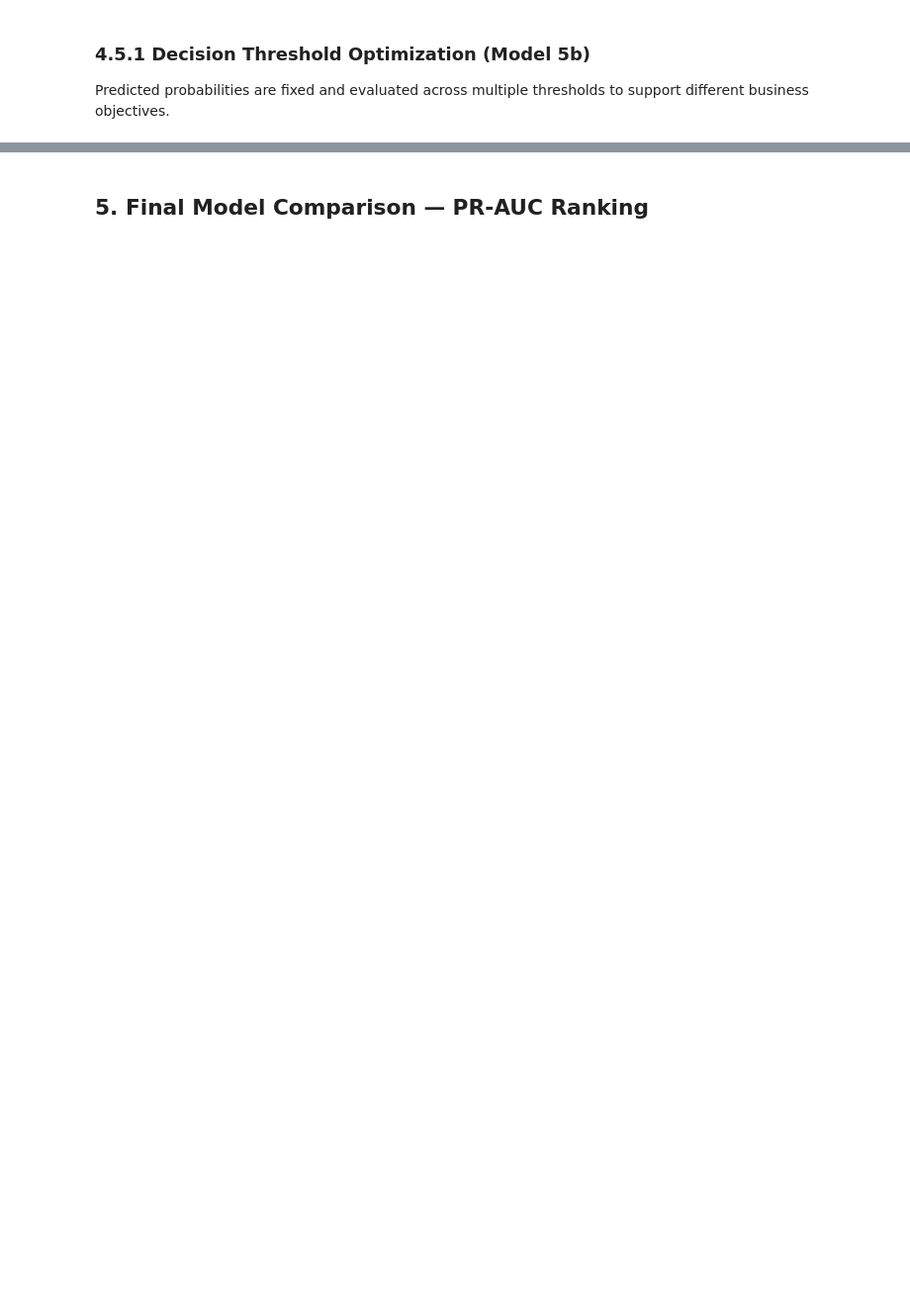
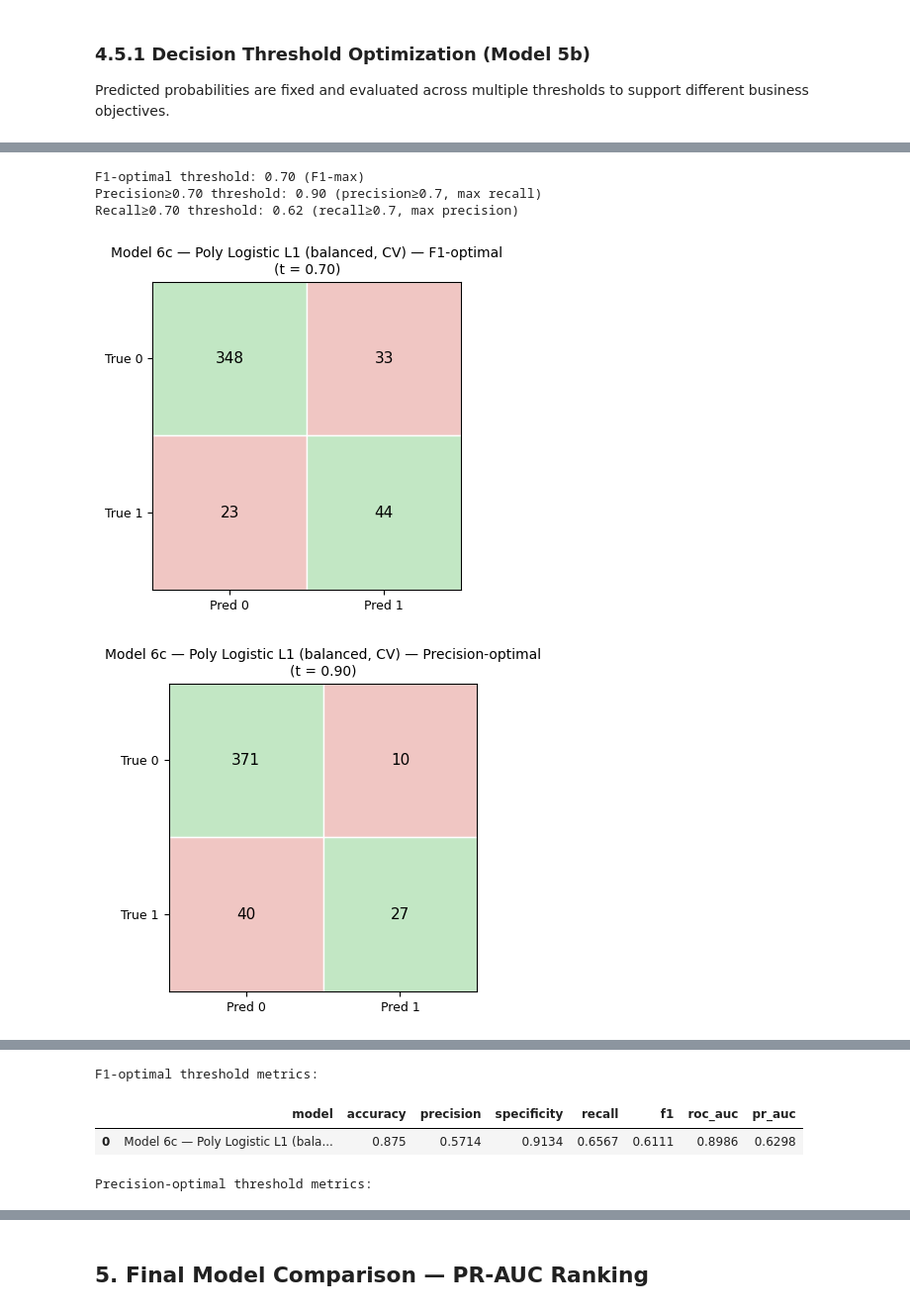
Before and after one commit to NazilaFazeli/Customer_Personality_Analysis, a Jupyter notebook: response_classification_pipeline.ipynb, the cells around one changed output, grey strips where cells are left out. Shown at 99% size. Drawn from its saved outputs; the diff is of its cells as text; code cells hidden in the pictures; blank space fills up the shorter version.

```diff
--- a/response_classification_pipeline.ipynb
+++ b/response_classification_pipeline.ipynb
@@ -1889,0 +2235,71 @@ Recall-optimal threshold metrics:
+# %%
+# ============================================
+# Threshold Optimization — Model Selection
+# ============================================
+
+# Select model for threshold optimization
+y_proba_best = y_proba_6c
+model_label  = "Model 6c — Poly Logistic L1 (balanced, CV)"
+# ----------------------------------
+
+# ============================================
+# Threshold Optimization
+# ============================================
+
+# ---------------------
+# Step D — Threshold sweep
+# ---------------------
+sweep_df = threshold_sweep(y_test, y_proba_best)
+
+# Display preview only (do NOT round real values)
+display(sweep_df.round(3).head())
+
+# ---------------------
+# Step E — Select thresholds by objective
+# ---------------------
+t_f1, name_f1 = choose_threshold_by_objective(
+    sweep_df, objective="f1_max"
+)
+
+t_prec, name_prec = choose_threshold_by_objective(
+    sweep_df, objective="precision_at", target=0.70
+)
+
+t_rec, name_rec = choose_threshold_by_objective(
+    sweep_df, objective="recall_at", target=0.70
+)
+
+print(f"F1-optimal threshold: {t_f1:.2f} ({name_f1})")
+print(f"Precision≥0.70 threshold: {t_prec:.2f} ({name_prec})")
+print(f"Recall≥0.70 threshold: {t_rec:.2f} ({name_rec})")
+
+# ---------------------
+# Step F — Evaluation at selected thresholds
+# ---------------------
+res_f1 = show_at_threshold(
+    y_test, y_proba_best, t_f1,
+    f"{model_label} — F1-optimal"
+)
+
+res_prec = show_at_threshold(
+    y_test, y_proba_best, t_prec,
+    f"{model_label} — Precision-optimal"
+)
+
+res_rec = show_at_threshold(
+    y_test, y_proba_best, t_rec,
+    f"{model_label} — Recall-optimal"
+)
+
+# ---------------------
+# Summary tables
+# ---------------------
+print("\nF1-optimal threshold metrics:")
+display(pd.DataFrame([res_f1]).round(4))
+
+print("\nPrecision-optimal threshold metrics:")
+display(pd.DataFrame([res_prec]).round(4))
+
+print("\nRecall-optimal threshold metrics:")
+display(pd.DataFrame([res_rec]).round(4))
+# %% [output]
@@ -1889,0 +2312,5 @@ Recall-optimal threshold metrics:
+F1-optimal threshold: 0.70 (F1-max)
+Precision≥0.70 threshold: 0.90 (precision≥0.7, max recall)
+Recall≥0.70 threshold: 0.62 (recall≥0.7, max precision)
+[figure, added]
+[figure, added]
@@ -1889,0 +2318,4 @@ Recall-optimal threshold metrics:
+F1-optimal threshold metrics:
+|  | model | accuracy | precision | specificity | recall | f1 | roc_auc | pr_auc |
+| 0 | Model 6c — Poly Logistic L1 (bala... | 0.875 | 0.5714 | 0.9134 | 0.6567 | 0.6111 | 0.8986 | 0.6298 |
+Precision-optimal threshold metrics:
```
Also changed, not shown: parts of 48 cells of this notebook, 5 other files.
